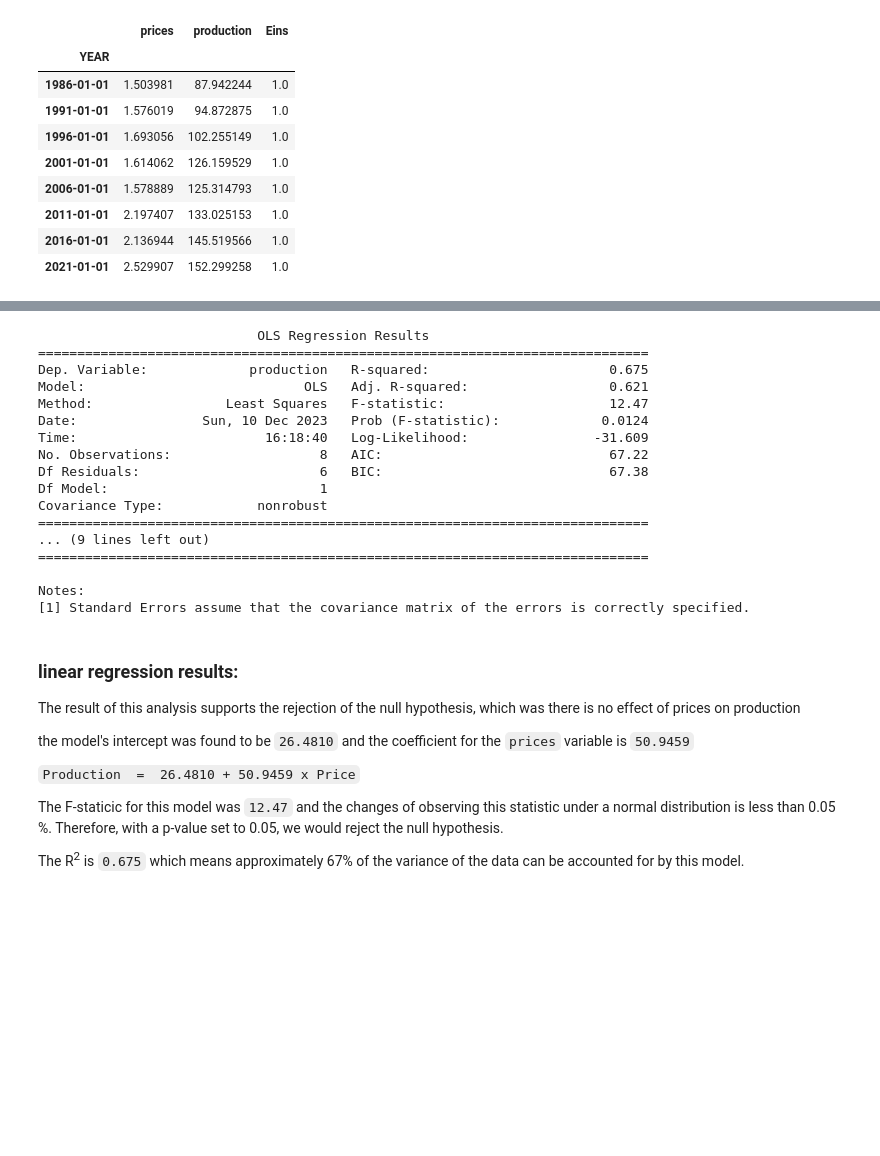
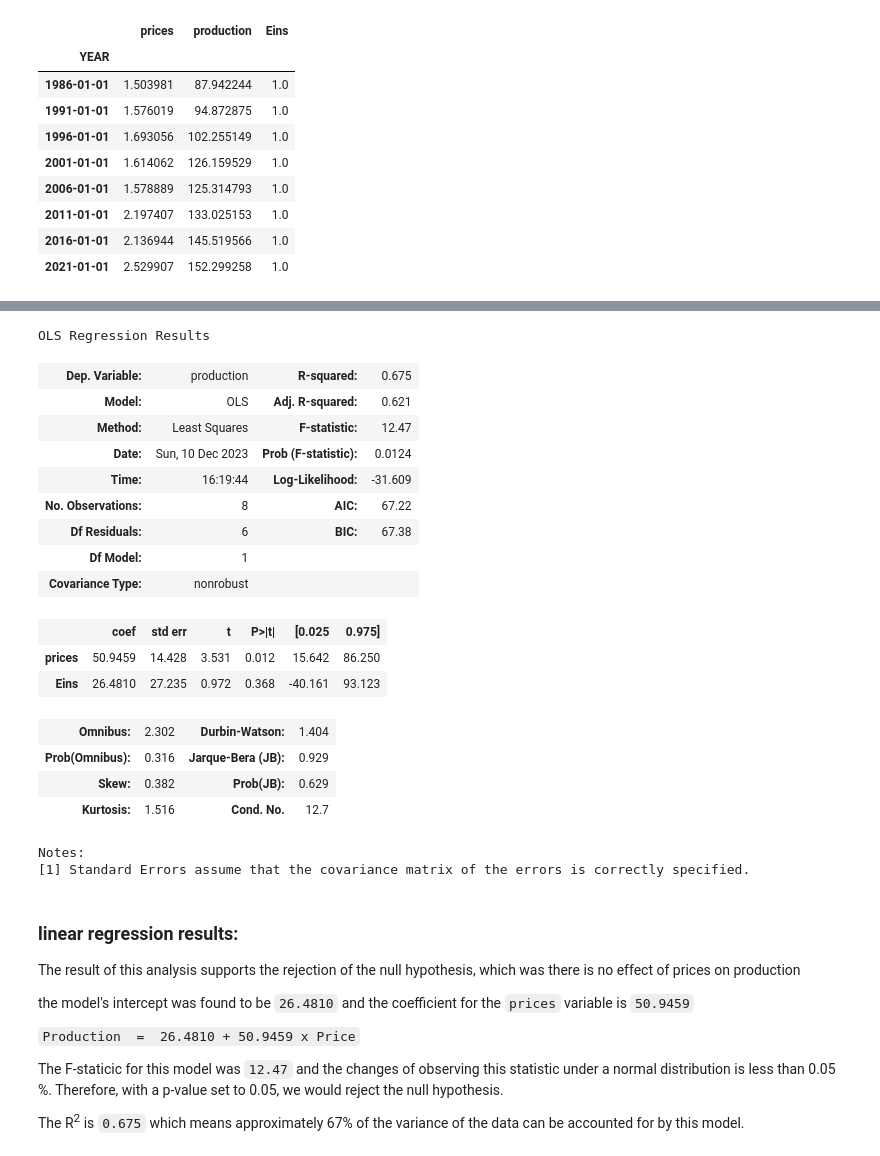
Before and after one commit to davjfish/WatspeedFoundationsGroupProject, a Jupyter notebook: AnalysisChickenMeat.ipynb, the cells around one changed output, grey strips where cells are left out. Saved outputs shown, nothing was run; the diff lists cells and outputs as text; code cells hidden in the pictures; blank space fills up the shorter version.

```diff
--- a/AnalysisChickenMeat.ipynb
+++ b/AnalysisChickenMeat.ipynb
@@ -287,28 +287,30 @@ Text(0.5, 28.999999999999986, 'Dollars per kilogram of meat')
 # %%
 # finally let's look at the results from the regression
 
 Y = final_df["production"]
 X = final_df[['prices', 'Eins']]
 results = sm.OLS(Y, X).fit()
-print(results.summary())
+results.summary()
 # %% [output]
-                            OLS Regression Results
-==============================================================================
-Dep. Variable:             production   R-squared:                       0.675
-Model:                            OLS   Adj. R-squared:                  0.621
-Method:                 Least Squares   F-statistic:                     12.47
-Date:                Sun, 10 Dec 2023   Prob (F-statistic):             0.0124
-Time:                        16:18:40   Log-Likelihood:                -31.609
-No. Observations:                   8   AIC:                             67.22
-Df Residuals:                       6   BIC:                             67.38
-Df Model:                           1
-Covariance Type:            nonrobust
-==============================================================================
-... (9 lines left out)
-==============================================================================
-
-Notes:
-[1] Standard Errors assume that the covariance matrix of the errors is correctly specified.
+OLS Regression Results
+| Dep. Variable: | production | R-squared: | 0.675 |
+| Model: | OLS | Adj. R-squared: | 0.621 |
+| Method: | Least Squares | F-statistic: | 12.47 |
+| Date: | Sun, 10 Dec 2023 | Prob (F-statistic): | 0.0124 |
+| Time: | 16:19:44 | Log-Likelihood: | -31.609 |
+| No. Observations: | 8 | AIC: | 67.22 |
+| Df Residuals: | 6 | BIC: | 67.38 |
+| Df Model: | 1 |  |  |
+| Covariance Type: | nonrobust |  |  |
+|  | coef | std err | t | P>|t| | [0.025 | 0.975] |
+| prices | 50.9459 | 14.428 | 3.531 | 0.012 | 15.642 | 86.250 |
+| Eins | 26.4810 | 27.235 | 0.972 | 0.368 | -40.161 | 93.123 |
+| Omnibus: | 2.302 | Durbin-Watson: | 1.404 |
+| Prob(Omnibus): | 0.316 | Jarque-Bera (JB): | 0.929 |
+| Skew: | 0.382 | Prob(JB): | 0.629 |
+| Kurtosis: | 1.516 | Cond. No. | 12.7 |
+Notes:
+[1] Standard Errors assume that the covariance matrix of the errors is correctly specified.
 # %% [markdown]
 ### linear regression results:
 
```
Also changed, not shown: parts of 1 cell of this notebook, 2 other files.
